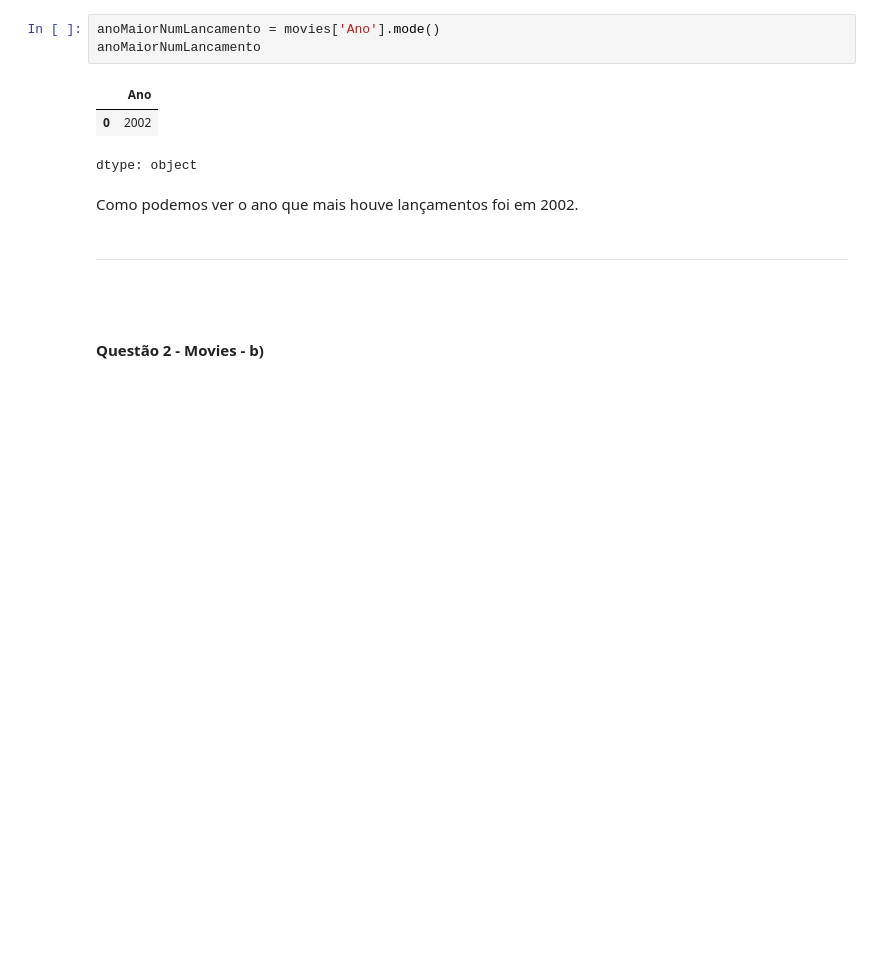
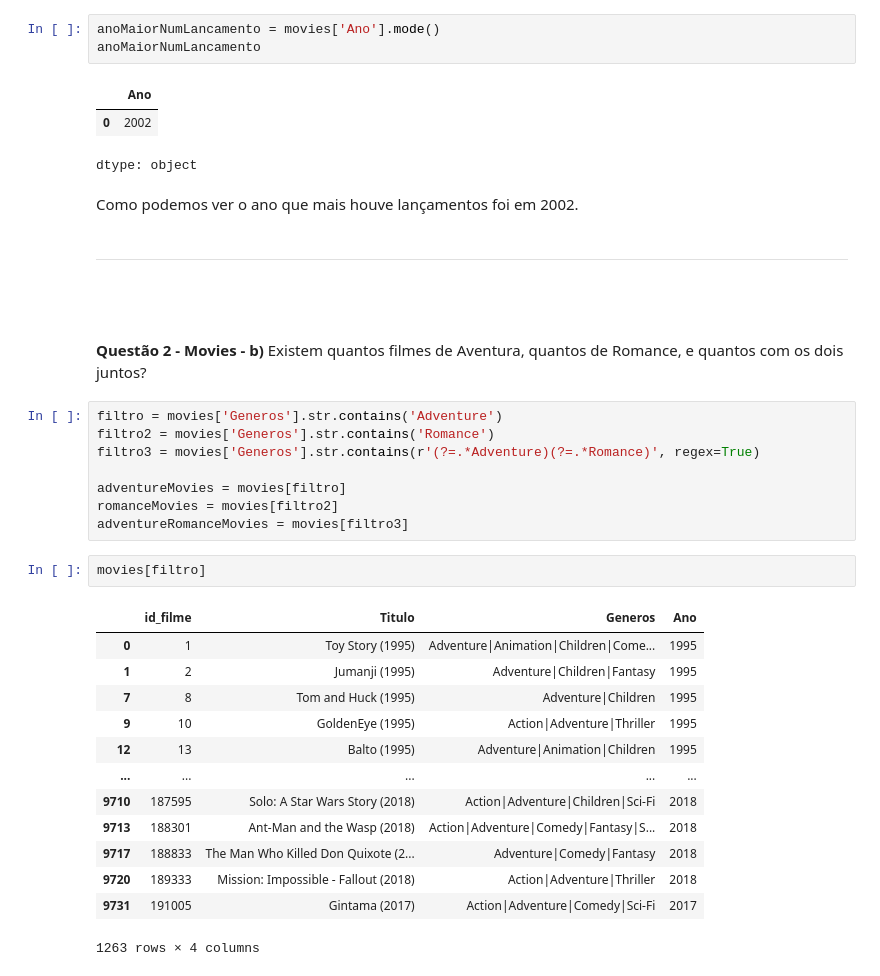
Before and after one commit to RobsonGFerrarezi/TrabalhoAmbientesInteligentes_N2_GRUPO2, a Jupyter notebook: TrabalhoN2_AmbientesInteligentes_Grupo2.ipynb, the cells around one changed output. Drawn from its saved outputs; the diff is of its cells as text; blank space fills up the shorter version.

```diff
--- a/TrabalhoN2_AmbientesInteligentes_Grupo2.ipynb
+++ b/TrabalhoN2_AmbientesInteligentes_Grupo2.ipynb
@@ -184,4 +184,28 @@ Como podemos ver o ano que mais houve lançamentos foi em 2002.
 ---
 <br/><br/>
 
-**Questão 2 - Movies - b)**
+**Questão 2 - Movies - b)** Existem quantos filmes de Aventura, quantos de Romance, e quantos com os dois juntos?
+# %%
+filtro = movies['Generos'].str.contains('Adventure')
+filtro2 = movies['Generos'].str.contains('Romance')
+filtro3 = movies['Generos'].str.contains(r'(?=.*Adventure)(?=.*Romance)', regex=True)
+
+adventureMovies = movies[filtro]
+romanceMovies = movies[filtro2]
+adventureRomanceMovies = movies[filtro3]
+# %%
+movies[filtro]
+# %% [output]
+|  | id_filme | Titulo | Generos | Ano |
+| 0 | 1 | Toy Story (1995) | Adventure|Animation|Children|Come... | 1995 |
+| 1 | 2 | Jumanji (1995) | Adventure|Children|Fantasy | 1995 |
+| 7 | 8 | Tom and Huck (1995) | Adventure|Children | 1995 |
+| 9 | 10 | GoldenEye (1995) | Action|Adventure|Thriller | 1995 |
+| 12 | 13 | Balto (1995) | Adventure|Animation|Children | 1995 |
+| ... | ... | ... | ... | ... |
+| 9710 | 187595 | Solo: A Star Wars Story (2018) | Action|Adventure|Children|Sci-Fi | 2018 |
+| 9713 | 188301 | Ant-Man and the Wasp (2018) | Action|Adventure|Comedy|Fantasy|S... | 2018 |
+| 9717 | 188833 | The Man Who Killed Don Quixote (2... | Adventure|Comedy|Fantasy | 2018 |
+| 9720 | 189333 | Mission: Impossible - Fallout (2018) | Action|Adventure|Thriller | 2018 |
+| 9731 | 191005 | Gintama (2017) | Action|Adventure|Comedy|Sci-Fi | 2017 |
+1263 rows × 4 columns
```
Also changed, not shown: parts of 13 cells of this notebook.
